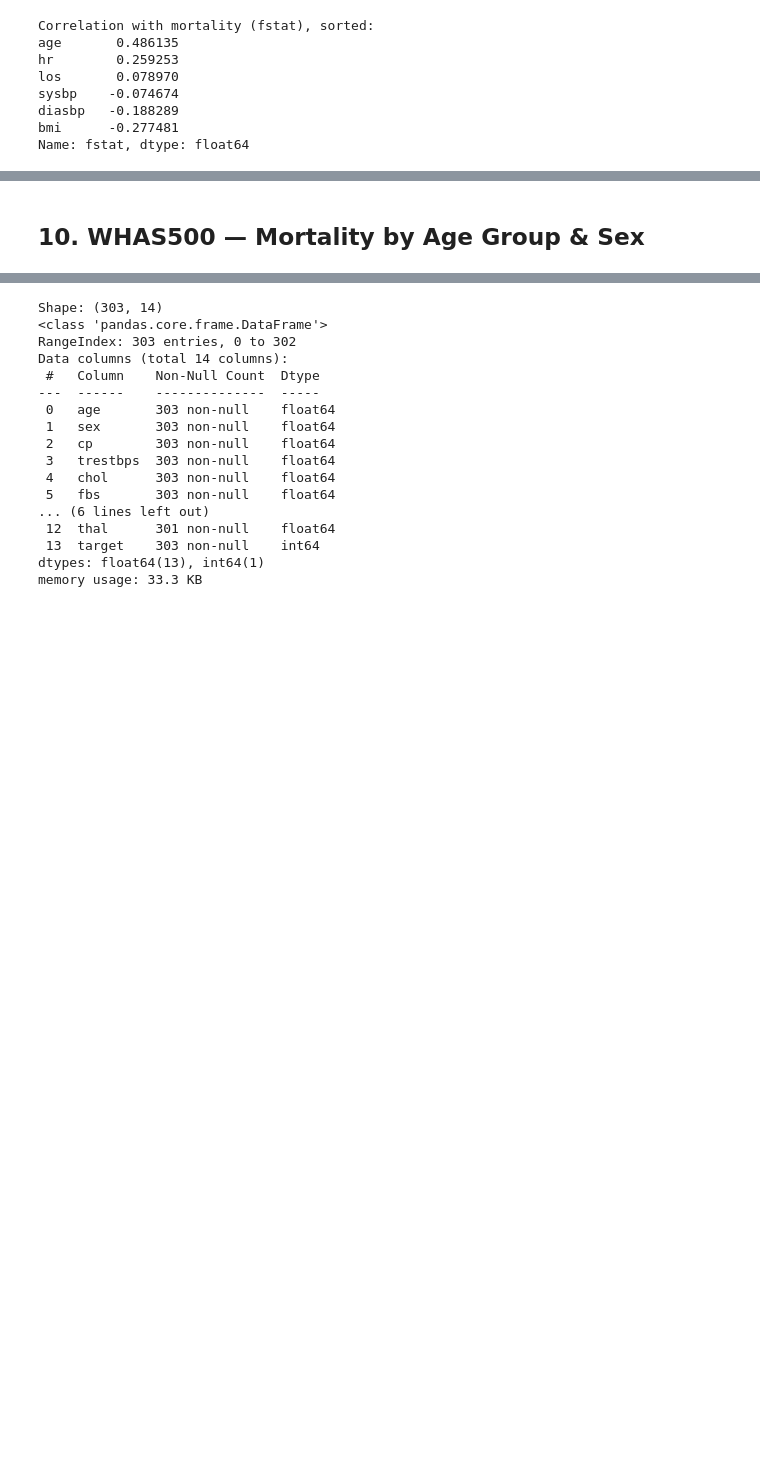
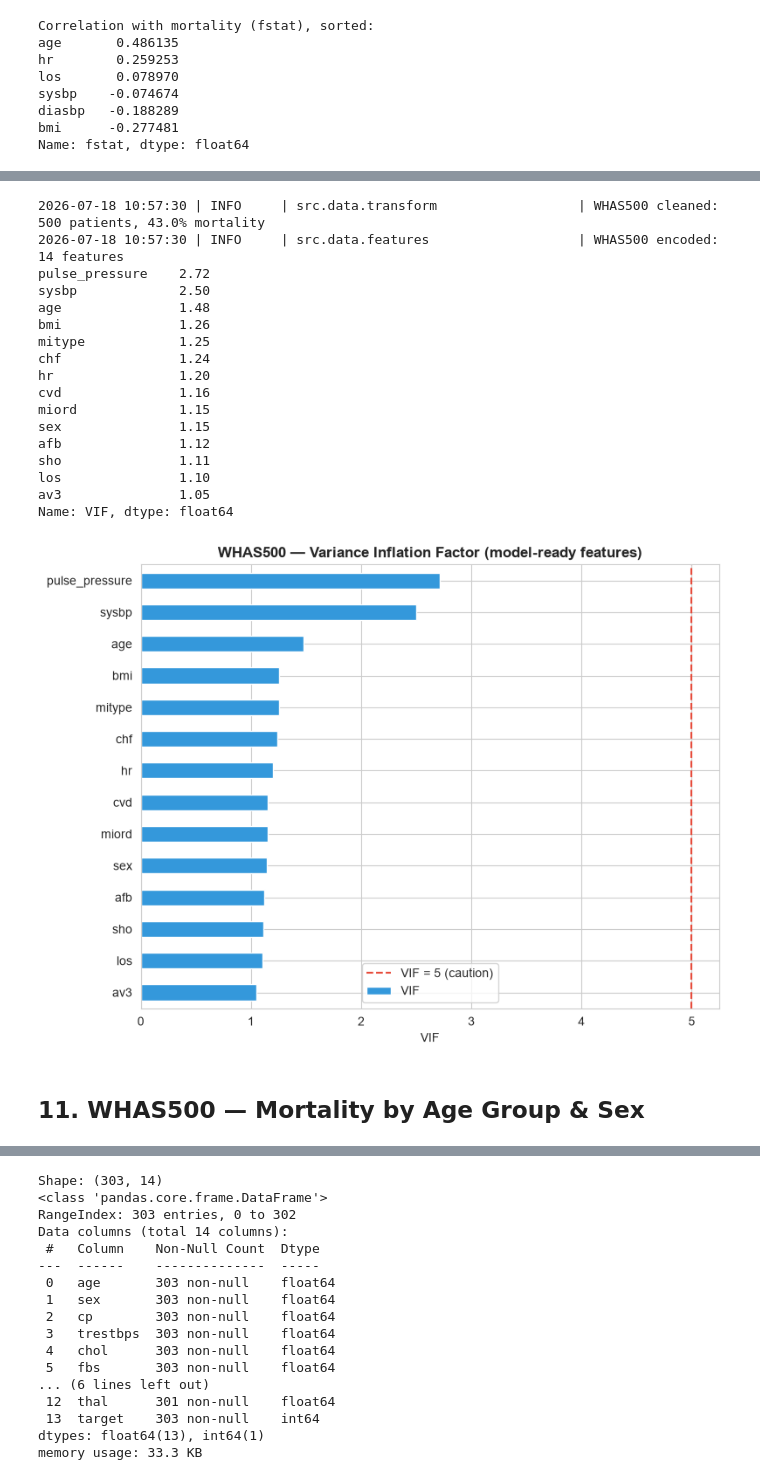
Before and after one commit to ayodeji07/patient_survival_prediction, a Jupyter notebook: notebooks/00_eda.ipynb, the cells around one changed output, grey strips where cells are left out. Cells and saved outputs as stored; diff of their text form; code cells hidden in the pictures; blank space fills up the shorter version.

```diff
--- a/notebooks/00_eda.ipynb
+++ b/notebooks/00_eda.ipynb
@@ -29,4 +29,23 @@ plt.rcParams['figure.dpi'] = 100
 
 whas_raw, uci_raw = load_both_datasets()
 print('Setup OK')
+
+def vif_table(X: pd.DataFrame) -> pd.Series:
+    """Variance Inflation Factor per column of a model-ready feature matrix.
+
+    Unlike pairwise correlation, VIF regresses each feature on all the
+    others simultaneously, so it catches multi-feature linear
+    dependencies (e.g. a derived feature that is an exact function of
+    two others) that no single pairwise correlation coefficient can
+    reveal. Rule of thumb: VIF > 5 warrants a look, > 10 is a real problem.
+    """
+    from sklearn.linear_model import LinearRegression
+    X = X.astype(float)
+    out = {}
+    for col in X.columns:
+        y = X[col].values
+        others = X.drop(columns=[col]).values
+        r2 = LinearRegression().fit(others, y).score(others, y)
+        out[col] = np.inf if r2 >= 1.0 else 1.0 / (1.0 - r2)
+    return pd.Series(out, name='VIF').sort_values(ascending=False)
 # %% [output]
@@ -302,5 +325,41 @@ Name: fstat, dtype: float64
+# %%
+from src.data.features import encode_whas500
+
+whas_eng_df = engineer_whas500_features(clean_whas500(whas_raw))
+whas_enc_df, whas_feat_cols = encode_whas500(whas_eng_df)
+
+whas_vif = vif_table(whas_enc_df[whas_feat_cols])
+print(whas_vif.round(2))
+
+fig, ax = plt.subplots(figsize=(8, 6))
+whas_vif.replace(np.inf, whas_vif[np.isfinite(whas_vif)].max() * 1.5)     .sort_values().plot(kind='barh', ax=ax, color='#3498db')
+ax.axvline(5, color='#e74c3c', linestyle='--', label='VIF = 5 (caution)')
+ax.set_xlabel('VIF')
+ax.set_title('WHAS500 — Variance Inflation Factor (model-ready features)', fontweight='bold')
+ax.legend()
+plt.tight_layout()
+plt.show()
+# %% [output]
+2026-07-18 10:57:30 | INFO     | src.data.transform                  | WHAS500 cleaned: 500 patients, 43.0% mortality
+2026-07-18 10:57:30 | INFO     | src.data.features                   | WHAS500 encoded: 14 features
+pulse_pressure    2.72
+sysbp             2.50
+age               1.48
+bmi               1.26
+mitype            1.25
+chf               1.24
+hr                1.20
+cvd               1.16
+miord             1.15
+sex               1.15
+afb               1.12
+sho               1.11
+los               1.10
+av3               1.05
+Name: VIF, dtype: float64
+[figure, added]
 # %% [markdown]
-## 10. WHAS500 — Mortality by Age Group & Sex
+## 11. WHAS500 — Mortality by Age Group & Sex
 # %%
 whas_clean = clean_whas500(whas_raw)
 whas_eng   = engineer_whas500_features(whas_clean)
```
Also changed, not shown: parts of 10 cells of this notebook, 2 other files.
